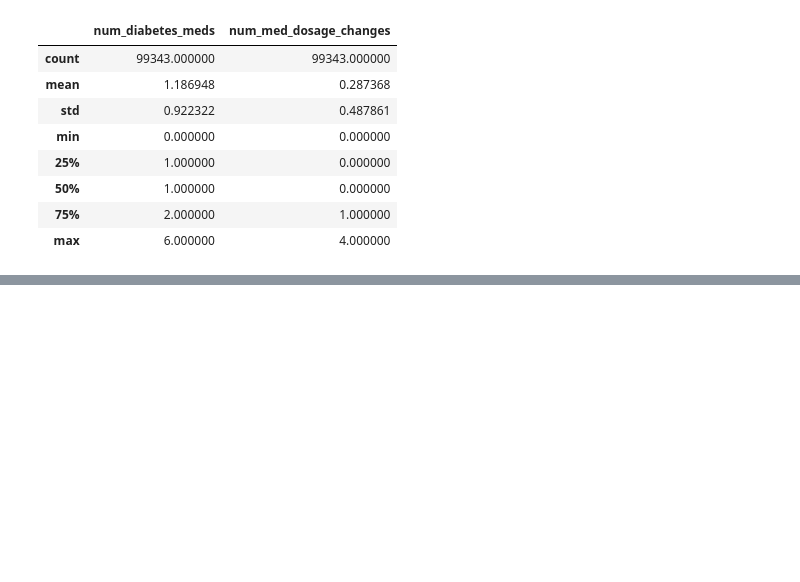
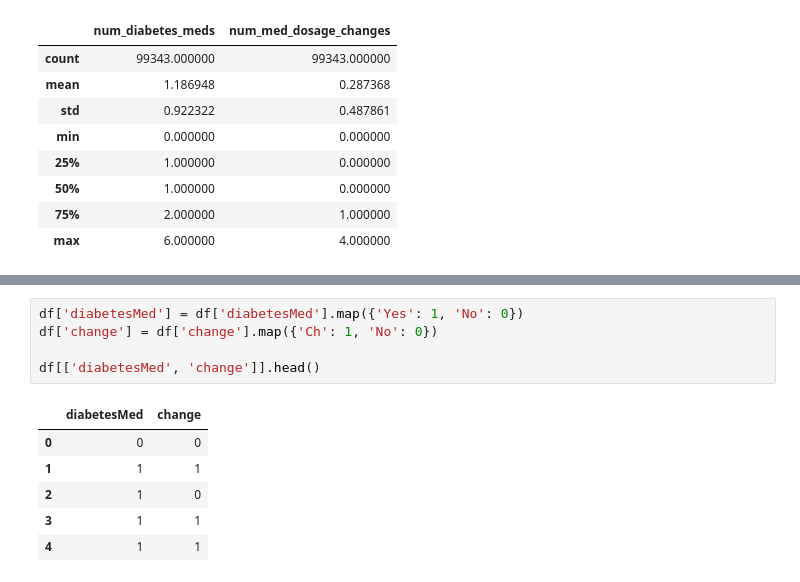
Before and after one commit to kelvinofoedoe/clinical-readmission-prediction, a Jupyter notebook: notebooks/01_eda.ipynb, the cells around one changed output, grey strips where cells are left out. Saved outputs shown, nothing was run; the diff lists cells and outputs as text; blank space fills up the shorter version.

```diff
--- a/notebooks/01_eda.ipynb
+++ b/notebooks/01_eda.ipynb
@@ -384,0 +438,12 @@ df[['num_diabetes_meds', 'num_med_dosage_changes']].describe()
+# %%
+df['diabetesMed'] = df['diabetesMed'].map({'Yes': 1, 'No': 0})
+df['change'] = df['change'].map({'Ch': 1, 'No': 0})
+
+df[['diabetesMed', 'change']].head()
+# %% [output]
+|  | diabetesMed | change |
+| 0 | 0 | 0 |
+| 1 | 1 | 1 |
+| 2 | 1 | 0 |
+| 3 | 1 | 1 |
+| 4 | 1 | 1 |
```
Also changed, not shown: parts of 12 cells of this notebook.
